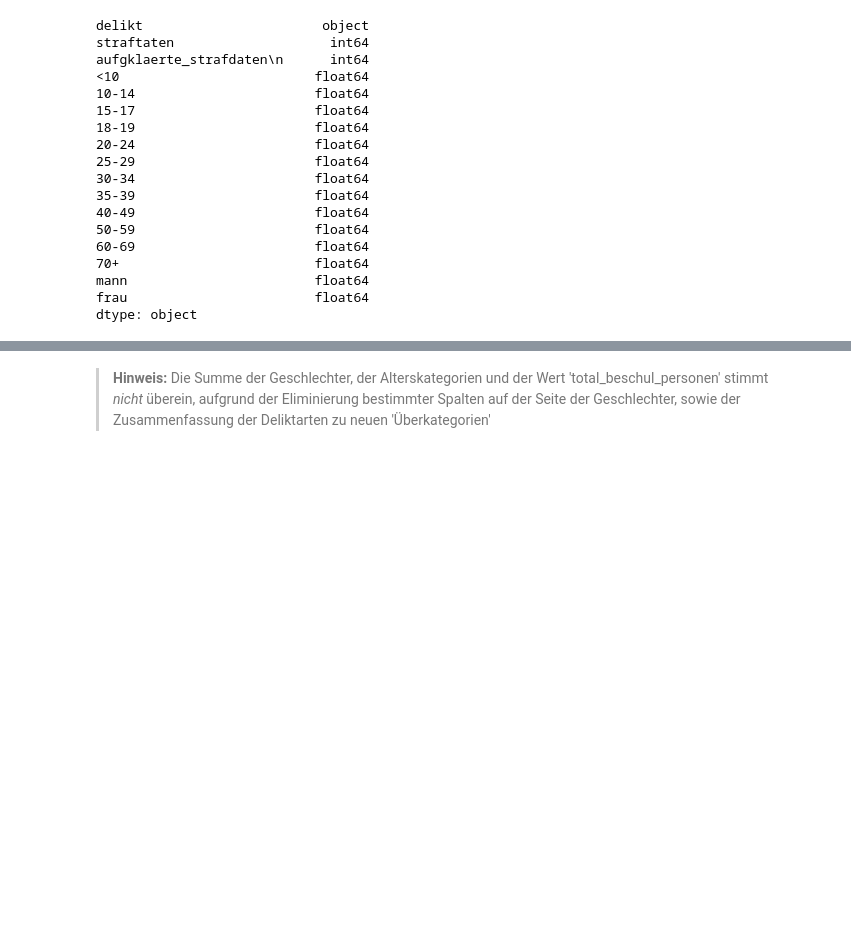
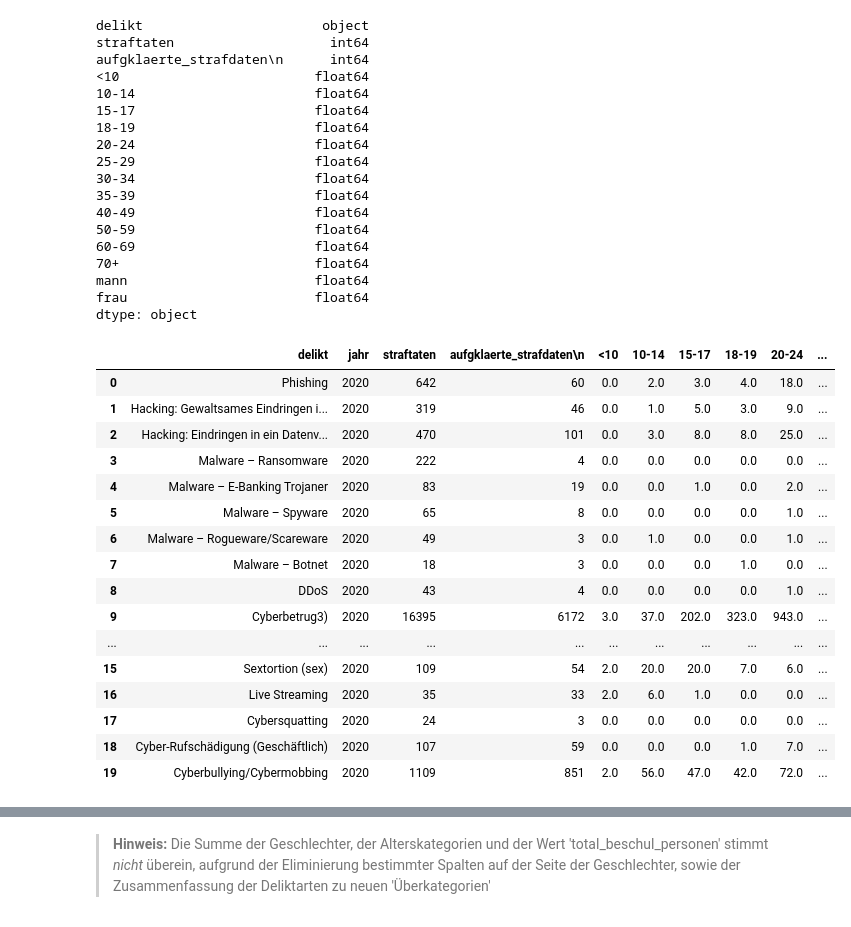
Before and after one commit to baumannf/bina_module, a Jupyter notebook: BINA_LN1_CybercrimeAnalytics.ipynb, the cells around one changed output, grey strips where cells are left out. Saved outputs shown, nothing was run; the diff lists cells and outputs as text; code cells hidden in the pictures; blank space fills up the shorter version.

```diff
--- a/BINA_LN1_CybercrimeAnalytics.ipynb
+++ b/BINA_LN1_CybercrimeAnalytics.ipynb
@@ -2271,11 +2271,26 @@ mann                        float64
 frau                        float64
 dtype: object
 # %%
-# Add new column 'land' with value 'ch'
-temp_df_ch_2020.insert(0,"land","ch")
+# Add new column 'jahr' with the value '2020'
+temp_df_ch_2020_opf.insert(1,"jahr",2020)
 
-# Add new column 'jahr' with the value '2020'
-temp_df_ch_2020.insert(1,"jahr",2020)
-
-temp_df_ch_2020
+temp_df_ch_2020_opf
+# %% [output]
+|  | delikt | jahr | straftaten | aufgklaerte_strafdaten\n | <10 | 10-14 | 15-17 | 18-19 | 20-24 | ... |
+| 0 | Phishing | 2020 | 642 | 60 | 0.0 | 2.0 | 3.0 | 4.0 | 18.0 | ... |
+| 1 | Hacking: Gewaltsames Eindringen i... | 2020 | 319 | 46 | 0.0 | 1.0 | 5.0 | 3.0 | 9.0 | ... |
+| 2 | Hacking: Eindringen in ein Datenv... | 2020 | 470 | 101 | 0.0 | 3.0 | 8.0 | 8.0 | 25.0 | ... |
+| 3 | Malware – Ransomware | 2020 | 222 | 4 | 0.0 | 0.0 | 0.0 | 0.0 | 0.0 | ... |
+| 4 | Malware – E-Banking Trojaner | 2020 | 83 | 19 | 0.0 | 0.0 | 1.0 | 0.0 | 2.0 | ... |
+| 5 | Malware – Spyware | 2020 | 65 | 8 | 0.0 | 0.0 | 0.0 | 0.0 | 1.0 | ... |
+| 6 | Malware – Rogueware/Scareware | 2020 | 49 | 3 | 0.0 | 1.0 | 0.0 | 0.0 | 1.0 | ... |
+| 7 | Malware – Botnet | 2020 | 18 | 3 | 0.0 | 0.0 | 0.0 | 1.0 | 0.0 | ... |
+| 8 | DDoS | 2020 | 43 | 4 | 0.0 | 0.0 | 0.0 | 0.0 | 1.0 | ... |
+| 9 | Cyberbetrug3) | 2020 | 16395 | 6172 | 3.0 | 37.0 | 202.0 | 323.0 | 943.0 | ... |
+| ... | ... | ... | ... | ... | ... | ... | ... | ... | ... | ... |
+| 15 | Sextortion (sex) | 2020 | 109 | 54 | 2.0 | 20.0 | 20.0 | 7.0 | 6.0 | ... |
+| 16 | Live Streaming | 2020 | 35 | 33 | 2.0 | 6.0 | 1.0 | 0.0 | 0.0 | ... |
+| 17 | Cybersquatting | 2020 | 24 | 3 | 0.0 | 0.0 | 0.0 | 0.0 | 0.0 | ... |
+| 18 | Cyber-Rufschädigung (Geschäftlich) | 2020 | 107 | 59 | 0.0 | 0.0 | 0.0 | 1.0 | 7.0 | ... |
+| 19 | Cyberbullying/Cybermobbing | 2020 | 1109 | 851 | 2.0 | 56.0 | 47.0 | 42.0 | 72.0 | ... |
 # %%
```
Also changed, not shown: parts of 8 cells of this notebook.
